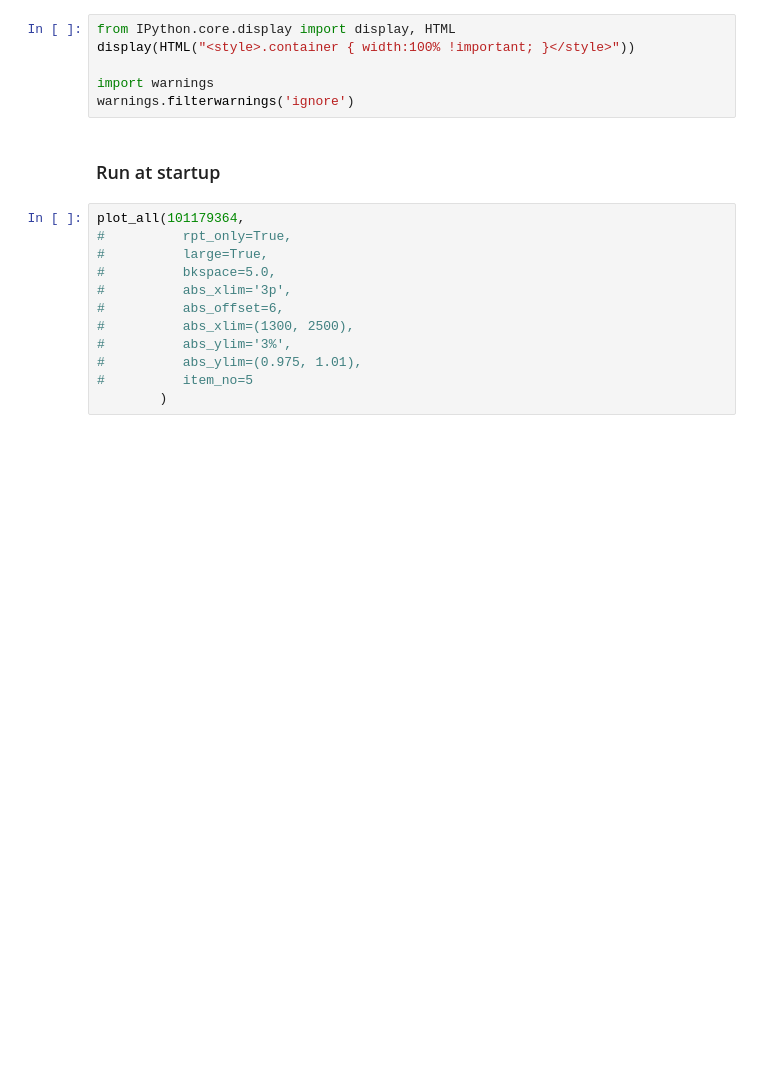
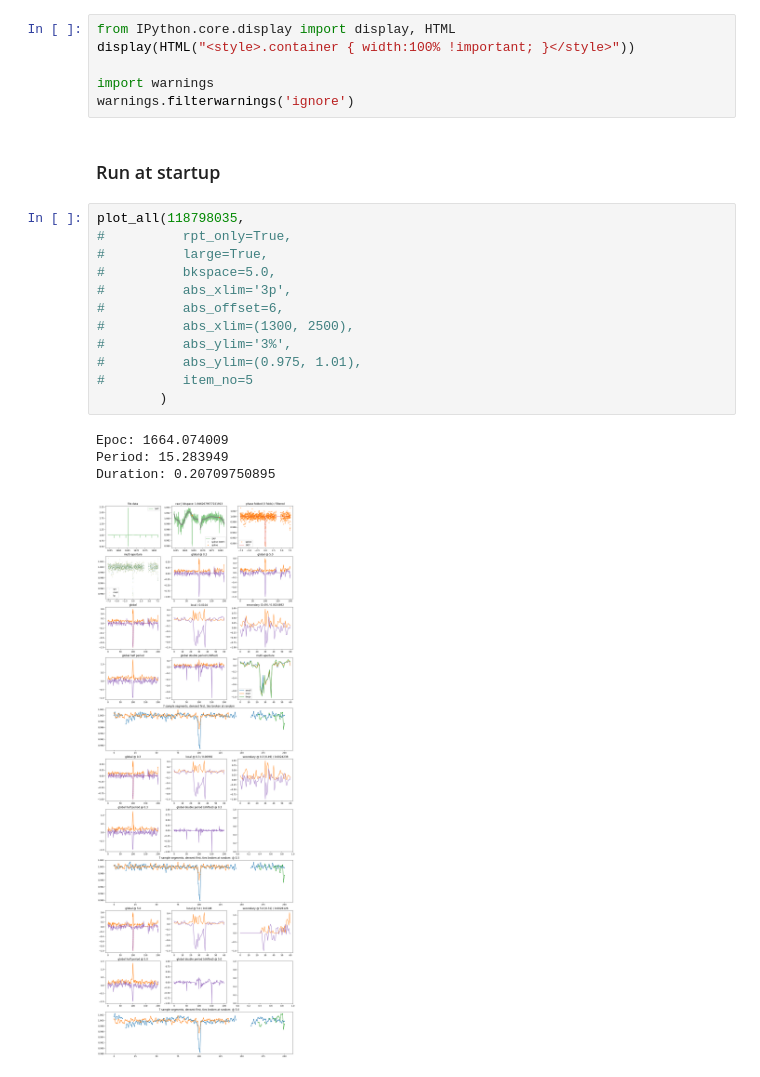
Before and after one commit to mit-kavli-institute/astronet-triage, a Jupyter notebook: Lightcurve-vetting.ipynb, the cells around one changed output. Cells and saved outputs as stored; diff of their text form; blank space fills up the shorter version.

```diff
--- a/Lightcurve-vetting.ipynb
+++ b/Lightcurve-vetting.ipynb
@@ -7,17 +7,22 @@ warnings.filterwarnings('ignore')
 # %% [markdown]
 ### Run at startup
 # %%
-plot_all(101179364,
+plot_all(118798035,
 #          rpt_only=True,
 #          large=True,
 #          bkspace=5.0,
 #          abs_xlim='3p',
 #          abs_offset=6,
 #          abs_xlim=(1300, 2500),
 #          abs_ylim='3%',
 #          abs_ylim=(0.975, 1.01),
 #          item_no=5
         )
+# %% [output]
+Epoc: 1664.074009
+Period: 15.283949
+Duration: 0.20709750895
+[figure, added]
 # %%
 from astropy.io import fits
 from astronet.preprocess import generate_input_records
```
Also changed, not shown: parts of 1 cell of this notebook, 5 other files.
